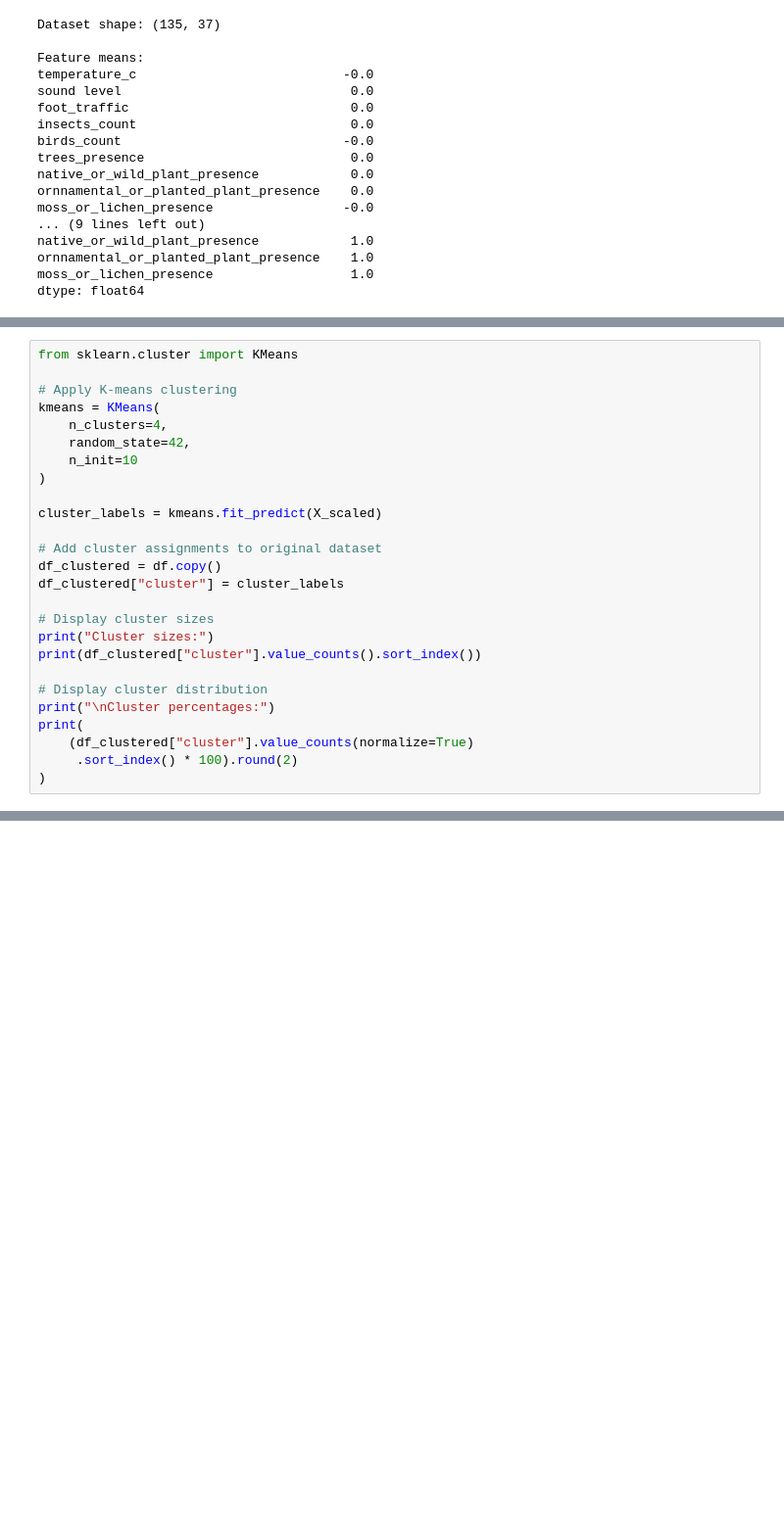
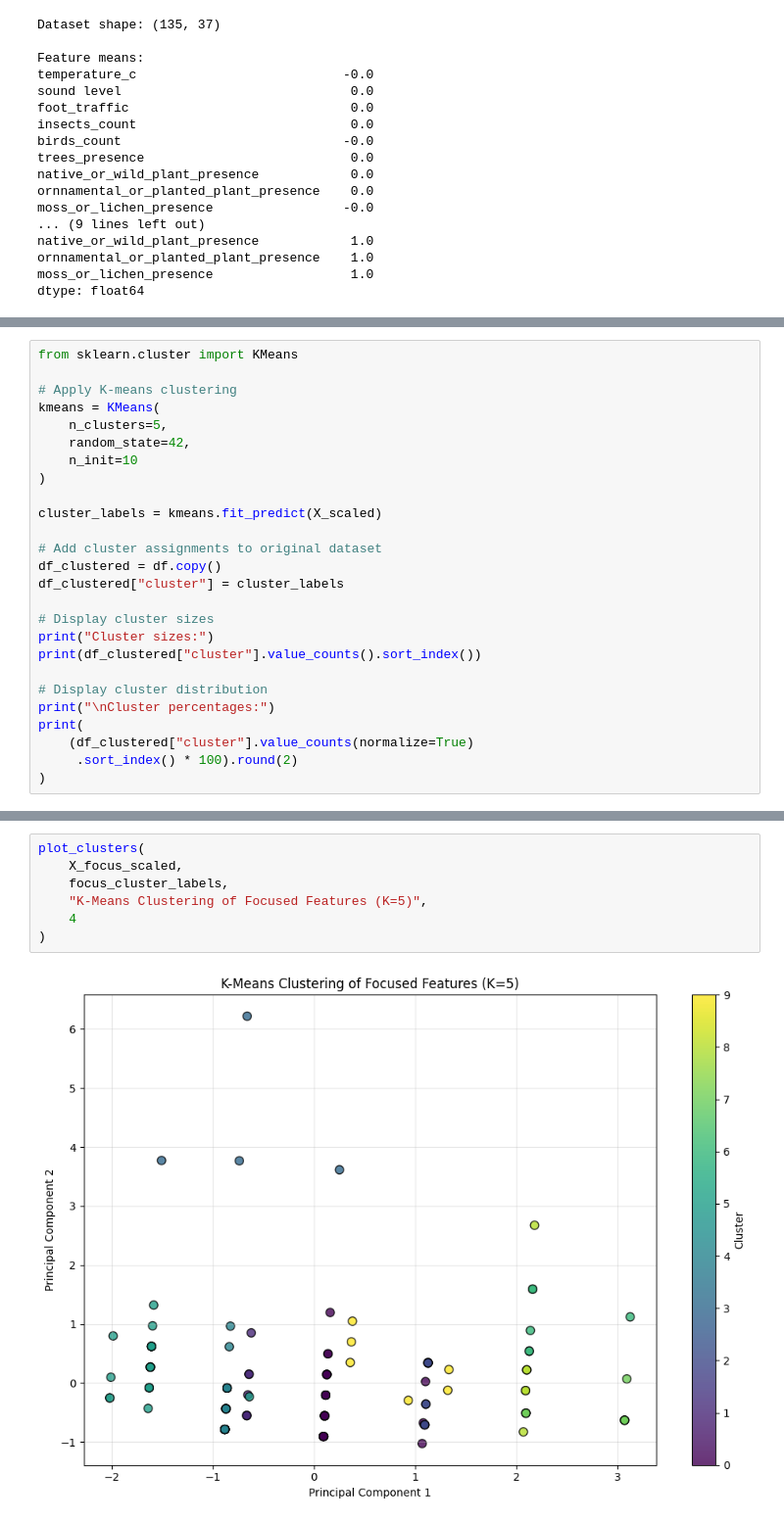
Before and after one commit to limzhilit/ml-campus_data_project-colab, a Jupyter notebook: ML_Project.ipynb, the cells around one changed output, grey strips where cells are left out. Shown at 98% size. Drawn from its saved outputs; the diff is of its cells as text; blank space fills up the shorter version.

```diff
--- a/ML_Project.ipynb
+++ b/ML_Project.ipynb
@@ -585,7 +652,7 @@ from sklearn.cluster import KMeans
 
 # Apply K-means clustering
 kmeans = KMeans(
-    n_clusters=4,
+    n_clusters=5,
     random_state=42,
     n_init=10
 )
@@ -723,0 +785,9 @@ plt.show()
+# %%
+plot_clusters(
+    X_focus_scaled,
+    focus_cluster_labels,
+    "K-Means Clustering of Focused Features (K=5)",
+    4
+)
+# %% [output]
+[figure, added]
```
Also changed, not shown: parts of 26 cells of this notebook.
